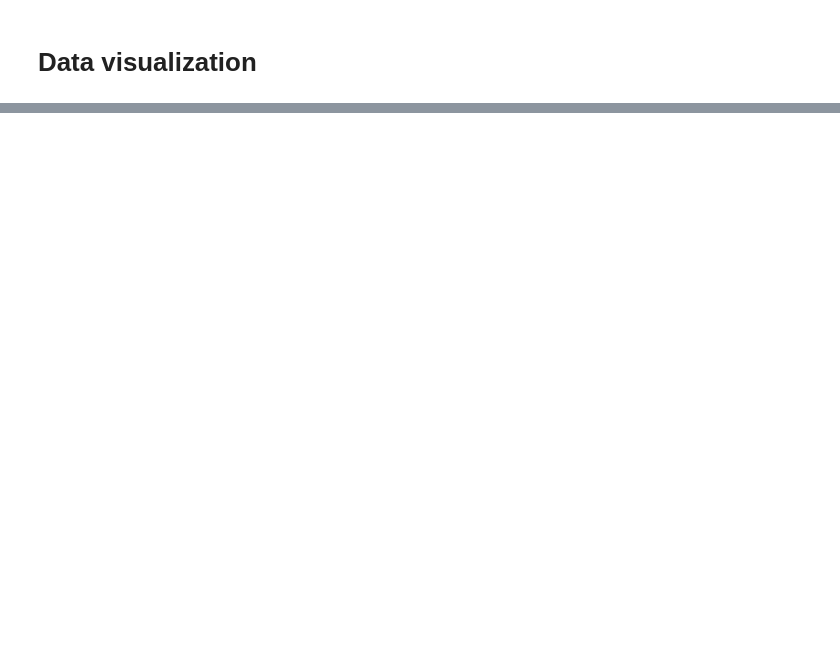
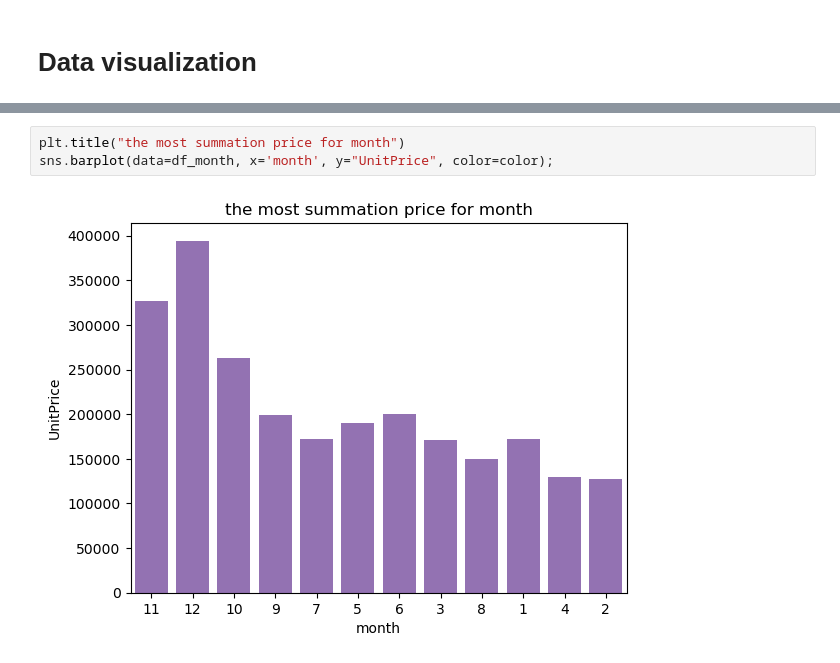
Before and after one commit to WalaaAShaaban/E-Commerce-Neural-Nework, a Jupyter notebook: NN-ecommerce.ipynb, the cells around one changed output, grey strips where cells are left out. Cells and saved outputs as stored; diff of their text form; blank space fills up the shorter version.

```diff
--- a/NN-ecommerce.ipynb
+++ b/NN-ecommerce.ipynb
@@ -92,0 +102,5 @@ sns.barplot(data=df, x='month', hue='y')
+# %%
+plt.title("the most summation price for month")
+sns.barplot(data=df_month, x='month', y="UnitPrice", color=color);
+# %% [output]
+[figure, added]
```
Also changed, not shown: parts of 7 cells of this notebook.
